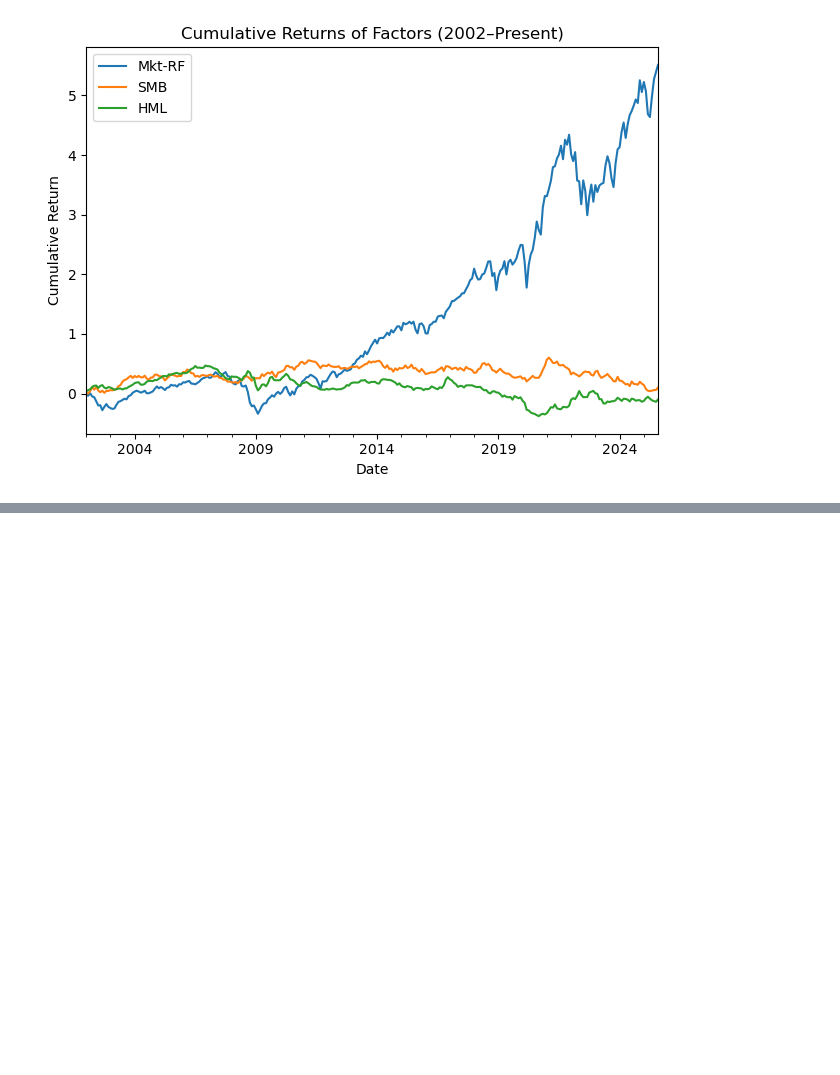
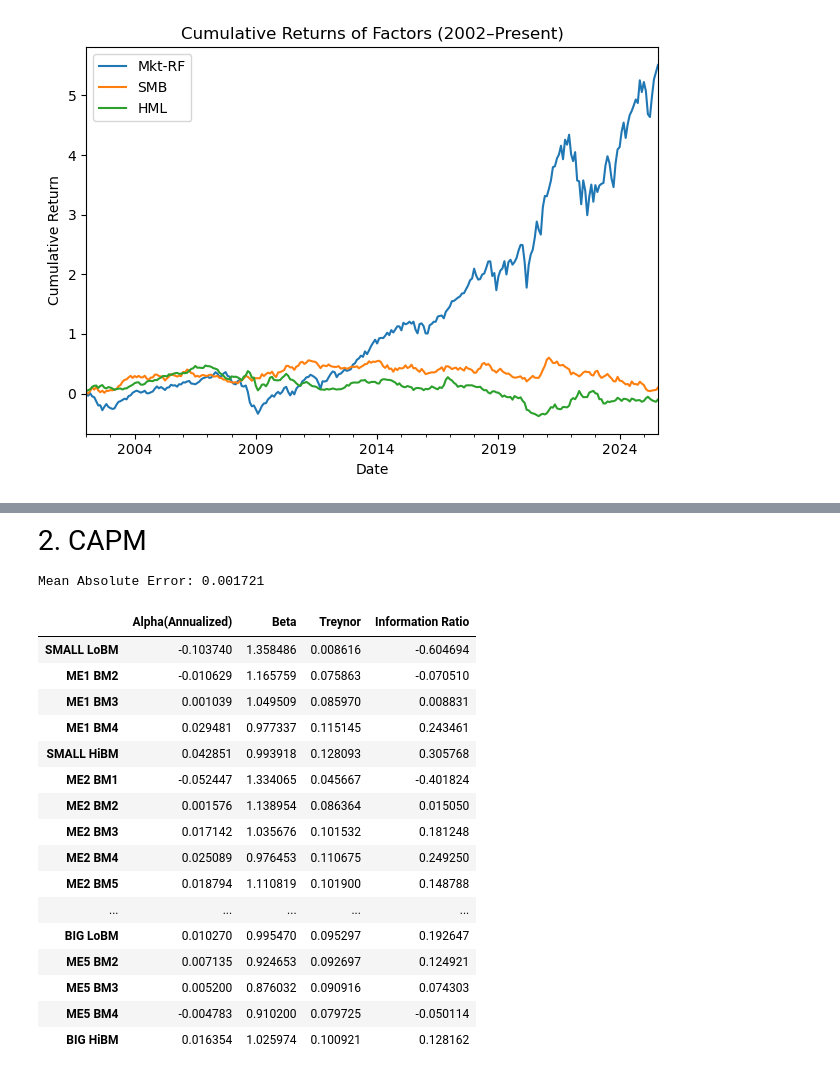
Before and after one commit to mihikasingh806/HW_grpB25_Porftolio, a Jupyter notebook: hw4/final_HW4.ipynb, the cells around one changed output, grey strips where cells are left out. Drawn from its saved outputs; the diff is of its cells as text; code cells hidden in the pictures; blank space fills up the shorter version.

```diff
--- a/FINM36700_Hw4.ipynb
+++ b/hw4/final_HW4.ipynb
@@ -177,0 +232,53 @@ Mkt-RF has seen consistently higher returns while SMB and HML has stayed relativ
+# %% [markdown]
+<p style="font-size:28px;">2. CAPM</p>
+# %%
+import statsmodels.api as sm
+
+
+betas = pd.Series(np.nan, index=df_excess_ret.columns)
+alphas = pd.Series(np.nan, index=df_excess_ret.columns)
+df_residuals = pd.DataFrame(columns=df_excess_ret.columns)
+
+summed = 0
+x = sm.add_constant(data2['Mkt-RF'])
+
+for col in df_excess_ret.columns:
+
+    y = df_excess_ret[col]
+    model = sm.OLS(y, x).fit()
+    alpha, beta = model.params["const"], model.params['Mkt-RF']
+    df_residuals[col] =df_excess_ret[col] -alpha -beta*(data2['Mkt-RF'])
+    betas.loc[col] = beta
+    alphas.loc[col] = alpha
+
+for i in alphas:
+    summed=abs(i)+summed
+treynor =annualizedMean/betas
+
+
+ann_tracking_err = np.sqrt(Scale_factor) * df_residuals.std()
+annualized_alphas = Scale_factor * alphas
+info_ratio = annualized_alphas / ann_tracking_err
+
+df_CAPM = pd.DataFrame({"Alpha(Annualized)":Scale_factor * alphas,"Beta": betas,'Treynor':treynor,"Information Ratio":info_ratio})
+print(f"Mean Absolute Error: {summed/len(df_excess_ret.columns):.6f}")
+df_CAPM
+# %% [output]
+Mean Absolute Error: 0.001721
+|  | Alpha(Annualized) | Beta | Treynor | Information Ratio |
+| SMALL LoBM | -0.103740 | 1.358486 | 0.008616 | -0.604694 |
+| ME1 BM2 | -0.010629 | 1.165759 | 0.075863 | -0.070510 |
+| ME1 BM3 | 0.001039 | 1.049509 | 0.085970 | 0.008831 |
+| ME1 BM4 | 0.029481 | 0.977337 | 0.115145 | 0.243461 |
+| SMALL HiBM | 0.042851 | 0.993918 | 0.128093 | 0.305768 |
+| ME2 BM1 | -0.052447 | 1.334065 | 0.045667 | -0.401824 |
+| ME2 BM2 | 0.001576 | 1.138954 | 0.086364 | 0.015050 |
+| ME2 BM3 | 0.017142 | 1.035676 | 0.101532 | 0.181248 |
+| ME2 BM4 | 0.025089 | 0.976453 | 0.110675 | 0.249250 |
+| ME2 BM5 | 0.018794 | 1.110819 | 0.101900 | 0.148788 |
+| ... | ... | ... | ... | ... |
+| BIG LoBM | 0.010270 | 0.995470 | 0.095297 | 0.192647 |
+| ME5 BM2 | 0.007135 | 0.924653 | 0.092697 | 0.124921 |
+| ME5 BM3 | 0.005200 | 0.876032 | 0.090916 | 0.074303 |
+| ME5 BM4 | -0.004783 | 0.910200 | 0.079725 | -0.050114 |
+| BIG HiBM | 0.016354 | 1.025974 | 0.100921 | 0.128162 |
```
Also changed, not shown: parts of 18 cells of this notebook, 3 other files.
